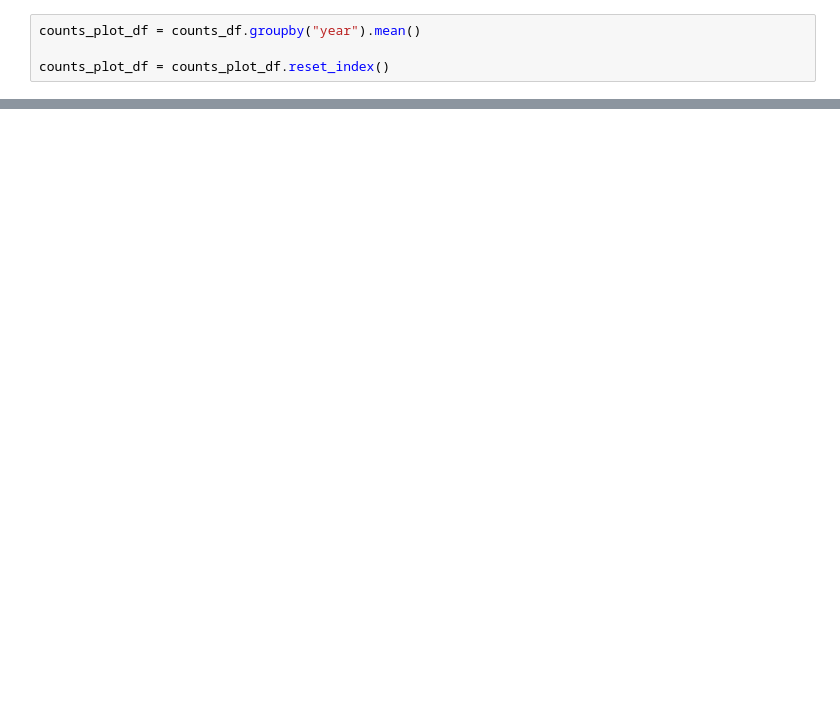
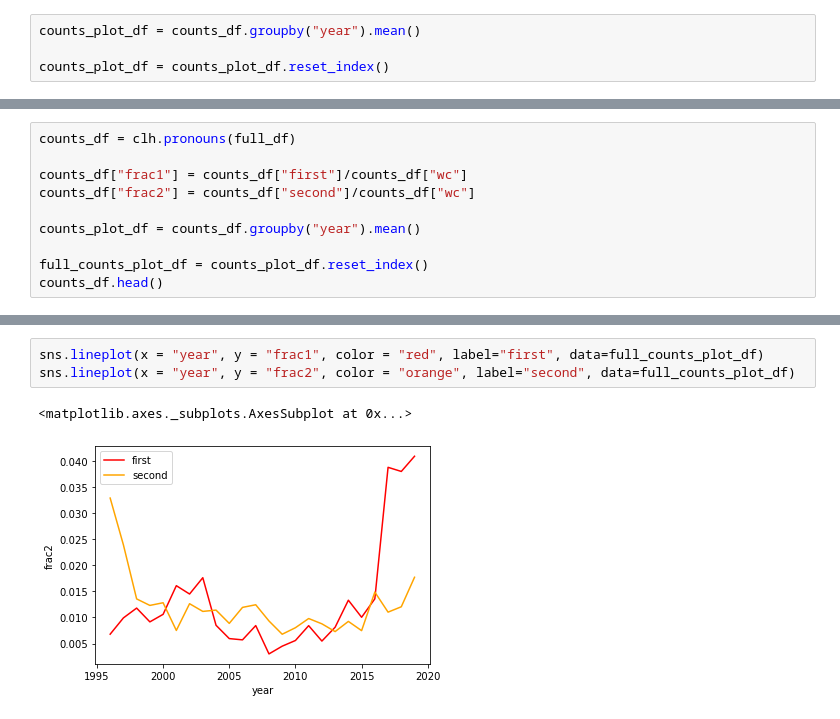
Before and after one commit to crboothb/sciencemag-careers-analysis, a Jupyter notebook: scripts/pronoun_fracs.ipynb, the cells around one changed output, grey strips where cells are left out. Drawn from its saved outputs; the diff is of its cells as text; blank space fills up the shorter version.

```diff
--- a/scripts/pronoun_fracs.ipynb
+++ b/scripts/pronoun_fracs.ipynb
@@ -68,0 +85,10 @@ sns.lineplot(x = "year", y = "frac2", color = "blue", label="second", data=count
+# %%
+counts_df = clh.pronouns(full_df)
+
+counts_df["frac1"] = counts_df["first"]/counts_df["wc"]
+counts_df["frac2"] = counts_df["second"]/counts_df["wc"]
+
+counts_plot_df = counts_df.groupby("year").mean()
+
+full_counts_plot_df = counts_plot_df.reset_index()
+counts_df.head()
@@ -68,0 +102,6 @@ sns.lineplot(x = "year", y = "frac2", color = "blue", label="second", data=count
+# %%
+sns.lineplot(x = "year", y = "frac1", color = "red", label="first", data=full_counts_plot_df)
+sns.lineplot(x = "year", y = "frac2", color = "orange", label="second", data=full_counts_plot_df)
+# %% [output]
+<matplotlib.axes._subplots.AxesSubplot at 0x...>
+[figure, added]
```
Also changed, not shown: parts of 6 cells of this notebook, 1 other file.
